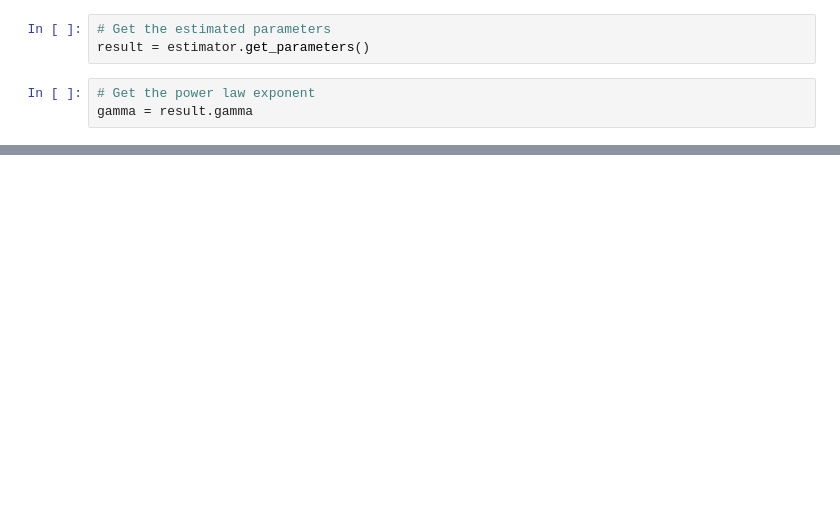
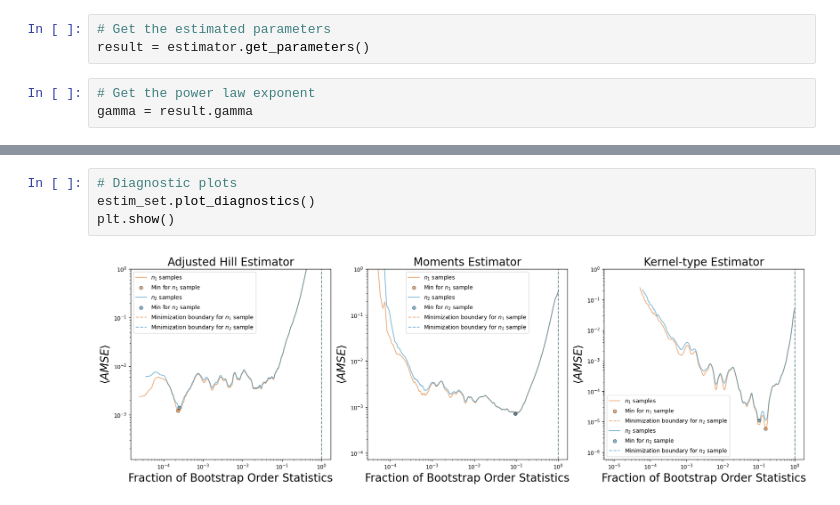
Before and after one commit to mu373/tailestim, a Jupyter notebook: examples/example.ipynb, the cells around one changed output, grey strips where cells are left out. Cells and saved outputs as stored; diff of their text form; blank space fills up the shorter version.

```diff
--- a/examples/example.ipynb
+++ b/examples/example.ipynb
@@ -51,0 +77,6 @@ Bootstrap Results:
+# %%
+# Diagnostic plots
+estim_set.plot_diagnostics()
+plt.show()
+# %% [output]
+[figure, added]
```
Also changed, not shown: parts of 10 cells of this notebook, 7 other files.
